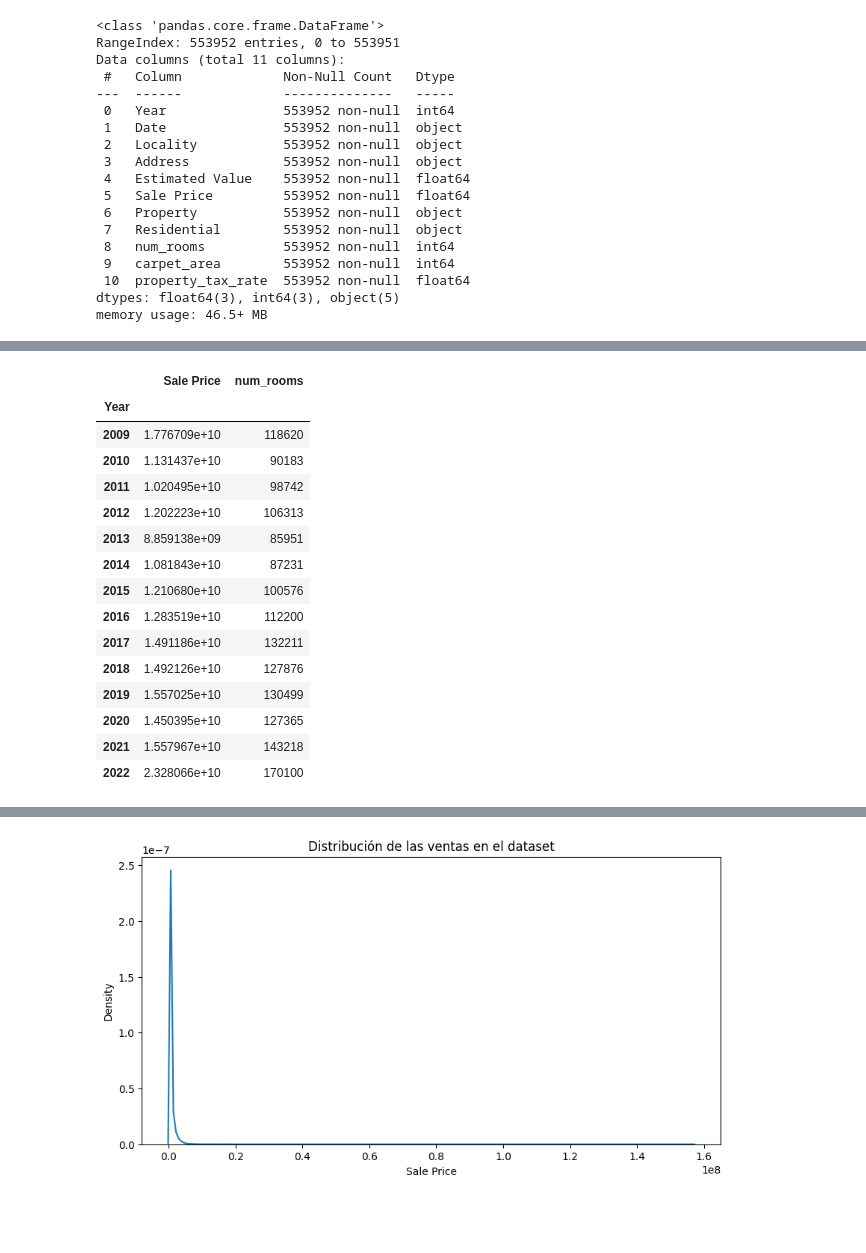
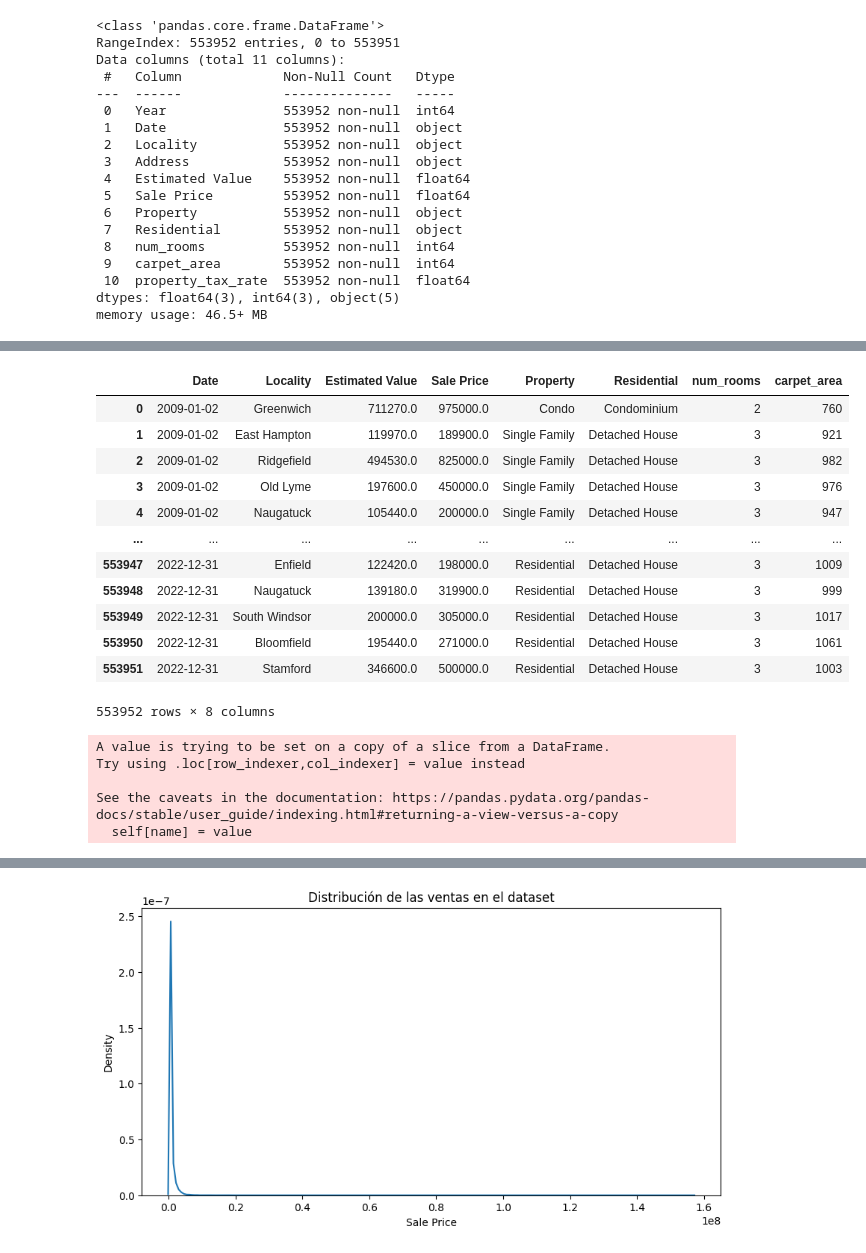
Before and after one commit to legabrielo/ClasificacionCasas, a Jupyter notebook: Casas.ipynb, the cells around one changed output, grey strips where cells are left out. Cells and saved outputs as stored; diff of their text form; code cells hidden in the pictures; blank space fills up the shorter version.

```diff
--- a/Casas.ipynb
+++ b/Casas.ipynb
@@ -101,21 +123,29 @@ train.describe()
-# %%
-# Haecmos un groupby para ver como se ven los años
-
-train.groupby('Year')[['Sale Price', 'num_rooms']].sum()
-# %% [output]
-|  | Sale Price | num_rooms |
-| Year |  |  |
-| 2009 | 1.776709e+10 | 118620 |
-| 2010 | 1.131437e+10 | 90183 |
-| 2011 | 1.020495e+10 | 98742 |
-| 2012 | 1.202223e+10 | 106313 |
-| 2013 | 8.859138e+09 | 85951 |
-| 2014 | 1.081843e+10 | 87231 |
-| 2015 | 1.210680e+10 | 100576 |
-| 2016 | 1.283519e+10 | 112200 |
-| 2017 | 1.491186e+10 | 132211 |
-| 2018 | 1.492126e+10 | 127876 |
-| 2019 | 1.557025e+10 | 130499 |
-| 2020 | 1.450395e+10 | 127365 |
-| 2021 | 1.557967e+10 | 143218 |
-| 2022 | 2.328066e+10 | 170100 |
+# %%
+# Nos deshacemos de los que no necesitamos
+
+train = train.drop(columns=['property_tax_rate','Address', 'Year'], axis=1)
+train
+# %% [output]
+|  | Date | Locality | Estimated Value | Sale Price | Property | Residential | num_rooms | carpet_area |
+| 0 | 2009-01-02 | Greenwich | 711270.0 | 975000.0 | Condo | Condominium | 2 | 760 |
+| 1 | 2009-01-02 | East Hampton | 119970.0 | 189900.0 | Single Family | Detached House | 3 | 921 |
+| 2 | 2009-01-02 | Ridgefield | 494530.0 | 825000.0 | Single Family | Detached House | 3 | 982 |
+| 3 | 2009-01-02 | Old Lyme | 197600.0 | 450000.0 | Single Family | Detached House | 3 | 976 |
+| 4 | 2009-01-02 | Naugatuck | 105440.0 | 200000.0 | Single Family | Detached House | 3 | 947 |
+| ... | ... | ... | ... | ... | ... | ... | ... | ... |
+| 553947 | 2022-12-31 | Enfield | 122420.0 | 198000.0 | Residential | Detached House | 3 | 1009 |
+| 553948 | 2022-12-31 | Naugatuck | 139180.0 | 319900.0 | Residential | Detached House | 3 | 999 |
+| 553949 | 2022-12-31 | South Windsor | 200000.0 | 305000.0 | Residential | Detached House | 3 | 1017 |
+| 553950 | 2022-12-31 | Bloomfield | 195440.0 | 271000.0 | Residential | Detached House | 3 | 1061 |
+| 553951 | 2022-12-31 | Stamford | 346600.0 | 500000.0 | Residential | Detached House | 3 | 1003 |
+553952 rows × 8 columns
+# %%
+# Cambiamos el tipo de Date (de object a datetime)
+
+train.Date = pd.to_datetime(train.Date, infer_datetime_format=True)
+# %% [output]
+A value is trying to be set on a copy of a slice from a DataFrame.
+Try using .loc[row_indexer,col_indexer] = value instead
+
+See the caveats in the documentation: https://pandas.pydata.org/pandas-docs/stable/user_guide/indexing.html#returning-a-view-versus-a-copy
+  self[name] = value
```
Also changed, not shown: parts of 17 cells of this notebook.
